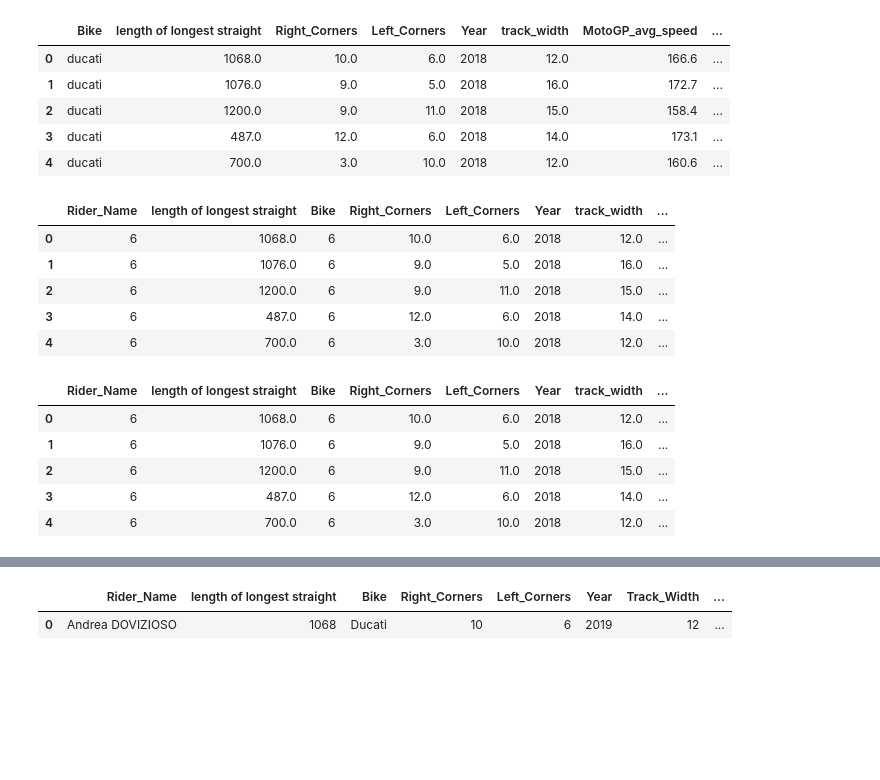
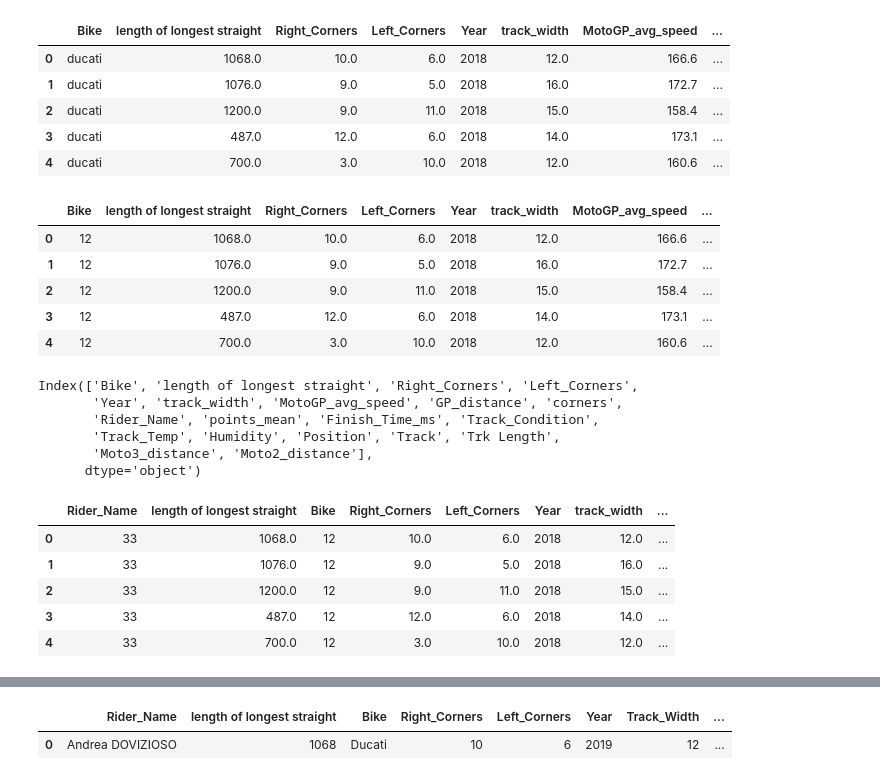
Before and after one commit to GrumpiestToast/motoGP_data, a Jupyter notebook: GP_model.ipynb, the cells around one changed output, grey strips where cells are left out. Drawn from its saved outputs; the diff is of its cells as text; code cells hidden in the pictures; blank space fills up the shorter version.

```diff
--- a/GP_model.ipynb
+++ b/GP_model.ipynb
@@ -144,5 +144,5 @@ sns.distplot(df_c_normal.Finish_Time_ms);
 # %% [output]
 [figure]
 # %%
-df = df[df.Category == "MotoGP"]
-df
+# df = df[df.Category == "MotoGP"]
+# df
@@ -194,6 +180,6 @@ df_rider_mean.head(20)
 # %%
 df_merged = df.merge(df_rider_mean)
-df_model_prepped = df_merged[["Bike","length of longest straight","Right_Corners","Left_Corners", "Year", "track_width", "MotoGP_avg_speed", "GP_distance", "corners","Rider_Name","points_mean", "Finish_Time_ms", "Track_Condition", "Track_Temp", "Humidity", "Position", "Track"]]
+df_model_prepped = df_merged[["Bike","length of longest straight","Right_Corners","Left_Corners", "Year", "track_width", "MotoGP_avg_speed", "GP_distance", "corners","Rider_Name","points_mean", "Finish_Time_ms", "Track_Condition", "Track_Temp", "Humidity", "Position", "Track","Trk Length","Moto3_distance", "Moto2_distance"]]
 df_model_prepped["Rider_Name"] = df_model_prepped["Rider_Name"].apply(lambda x: x.lower())
 df_model_prepped["Bike"] = df_model_prepped["Bike"].apply(lambda x: x.lower())
 df_model_prepped["Track_Condition"] = df_model_prepped["Track_Condition"].apply(lambda x: x.lower())
@@ -246,20 +232,40 @@ df_merged_encoded['Rider_Name'] = lb_make2.fit_transform(df_model_prepped['Rider
 df_merged_encoded['Bike'] = lb_make3.fit_transform(df_model_prepped['Bike'])
 df_merged_encoded.head()
 # %% [output]
-|  | Rider_Name | length of longest straight | Bike | Right_Corners | Left_Corners | Year | track_width | ... |
-| 0 | 6 | 1068.0 | 6 | 10.0 | 6.0 | 2018 | 12.0 | ... |
-| 1 | 6 | 1076.0 | 6 | 9.0 | 5.0 | 2018 | 16.0 | ... |
-| 2 | 6 | 1200.0 | 6 | 9.0 | 11.0 | 2018 | 15.0 | ... |
-| 3 | 6 | 487.0 | 6 | 12.0 | 6.0 | 2018 | 14.0 | ... |
-| 4 | 6 | 700.0 | 6 | 3.0 | 10.0 | 2018 | 12.0 | ... |
+|  | Bike | length of longest straight | Right_Corners | Left_Corners | Year | track_width | MotoGP_avg_speed | ... |
+| 0 | 12 | 1068.0 | 10.0 | 6.0 | 2018 | 12.0 | 166.6 | ... |
+| 1 | 12 | 1076.0 | 9.0 | 5.0 | 2018 | 16.0 | 172.7 | ... |
+| 2 | 12 | 1200.0 | 9.0 | 11.0 | 2018 | 15.0 | 158.4 | ... |
+| 3 | 12 | 487.0 | 12.0 | 6.0 | 2018 | 14.0 | 173.1 | ... |
+| 4 | 12 | 700.0 | 3.0 | 10.0 | 2018 | 12.0 | 160.6 | ... |
+# %%
+df_merged_encoded.columns
+# %% [output]
+Index(['Bike', 'length of longest straight', 'Right_Corners', 'Left_Corners',
+       'Year', 'track_width', 'MotoGP_avg_speed', 'GP_distance', 'corners',
+       'Rider_Name', 'points_mean', 'Finish_Time_ms', 'Track_Condition',
+       'Track_Temp', 'Humidity', 'Position', 'Track', 'Trk Length',
+       'Moto3_distance', 'Moto2_distance'],
+      dtype='object')
 # %%
-df_merged_encoded = df_merged_encoded[["Rider_Name","length of longest straight","Bike","Right_Corners","Left_Corners", "Year", "track_width","MotoGP_avg_speed", "GP_distance", "corners","points_mean",  "Track_Condition", "Track_Temp", "Humidity", "Track","Position"]]
+df_merged_encoded = df_merged_encoded[["Rider_Name","length of longest straight","Bike",
+                                       "Right_Corners","Left_Corners", "Year", "track_width","MotoGP_avg_speed",
+                                       "GP_distance", "corners","points_mean",  "Track_Condition", "Track_Temp",
+                                       "Humidity", "Track","Position", "Trk Length","Moto3_distance", "Moto2_distance"]]
+
+# 'Year', 'Track_Temp', 'Air_Temp', 'Humidity', 'Points',
+#        'track_length_km', 'width_m', 'straight_m', 'GP_avg_speed', 'gp_dist',
+#        'm2_dist', 'm3_dist', 'Finish_Time_ms', 'corners', 'points_mean',
+#        'Category_125cc', 'Category_250cc', 'Category_Moto2', 'Category_Moto3',
+#        'Category_MotoGP', 'Track_Condition_Dry', 'Track_Condition_Wet',
+#        'Track_Condition_Wet-Dry'
+
 df_merged_encoded.head()
 # %% [output]
 |  | Rider_Name | length of longest straight | Bike | Right_Corners | Left_Corners | Year | track_width | ... |
-| 0 | 6 | 1068.0 | 6 | 10.0 | 6.0 | 2018 | 12.0 | ... |
-| 1 | 6 | 1076.0 | 6 | 9.0 | 5.0 | 2018 | 16.0 | ... |
-| 2 | 6 | 1200.0 | 6 | 9.0 | 11.0 | 2018 | 15.0 | ... |
-| 3 | 6 | 487.0 | 6 | 12.0 | 6.0 | 2018 | 14.0 | ... |
-| 4 | 6 | 700.0 | 6 | 3.0 | 10.0 | 2018 | 12.0 | ... |
+| 0 | 33 | 1068.0 | 12 | 10.0 | 6.0 | 2018 | 12.0 | ... |
+| 1 | 33 | 1076.0 | 12 | 9.0 | 5.0 | 2018 | 16.0 | ... |
+| 2 | 33 | 1200.0 | 12 | 9.0 | 11.0 | 2018 | 15.0 | ... |
+| 3 | 33 | 487.0 | 12 | 12.0 | 6.0 | 2018 | 14.0 | ... |
+| 4 | 33 | 700.0 | 12 | 3.0 | 10.0 | 2018 | 12.0 | ... |
 # %%
```
Also changed, not shown: parts of 14 cells of this notebook, 1 other file.
